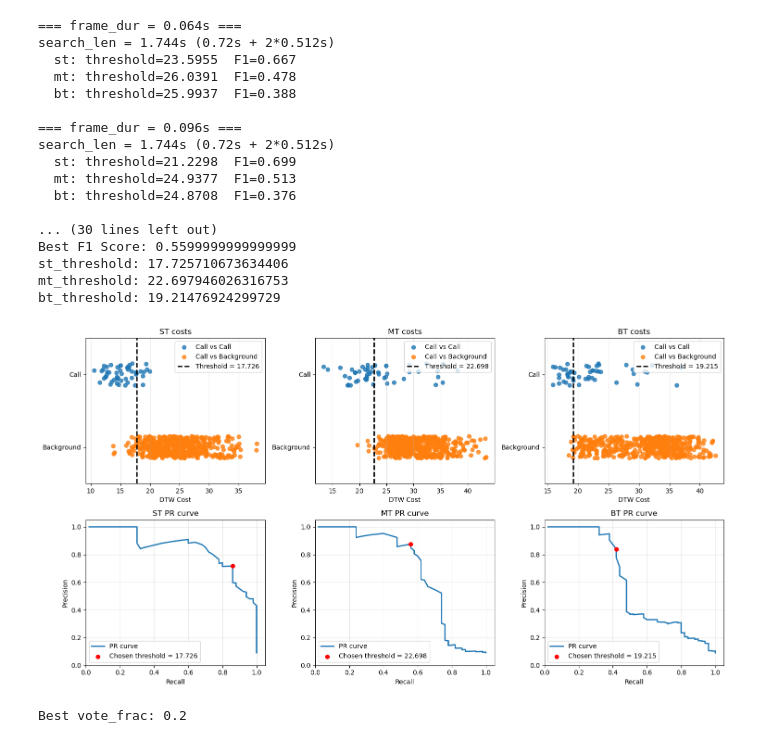
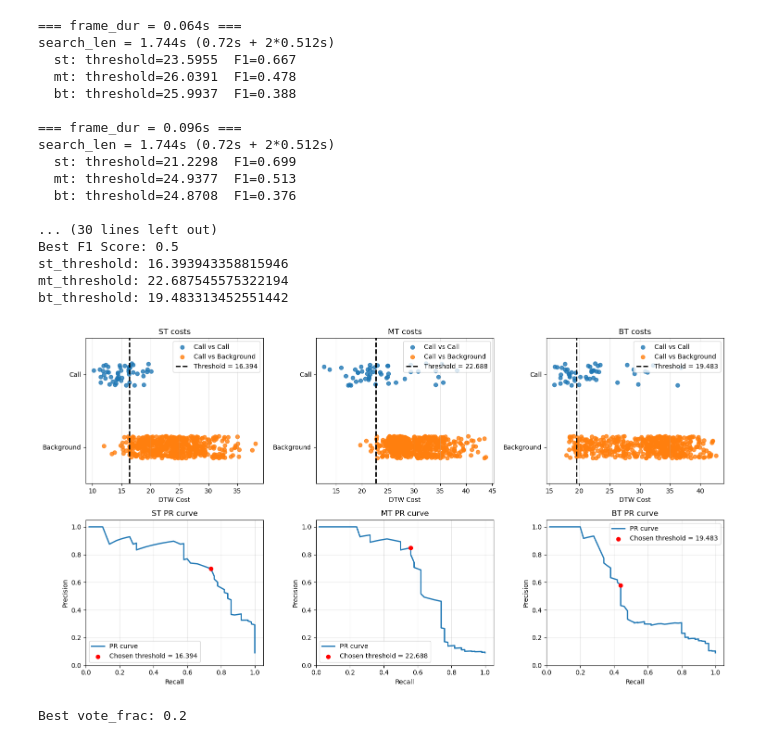
Before and after one commit to koekiekat/Skripsie, a Jupyter notebook: Final Software/mfcc_calib_5.ipynb, the cells around one changed output. Cells and saved outputs as stored; diff of their text form; code cells hidden in the pictures.

```diff
--- a/Final Software/mfcc_calib_5.ipynb
+++ b/Final Software/mfcc_calib_5.ipynb
@@ -87,9 +87,9 @@ for frame_length in feat_frame_lengths:
     hop_len_seconds = frame_hop_len(extractor, fs_new)
 
     #determine features
-    st_temp_feats = load_features_from_json(RESULTS_29 / st_temp_file, extractor, n_temps)
-    mt_temp_feats = load_features_from_json(RESULTS_29 / mt_temp_file, extractor, n_temps)
-    bt_temp_feats = load_features_from_json(RESULTS_29 / bt_temp_file, extractor, n_temps)
+    st_temp_feats = load_features_from_json(RESULTS_29 / st_temp_file, extractor, n_temps, fs_new = fs_new)
+    mt_temp_feats = load_features_from_json(RESULTS_29 / mt_temp_file, extractor, n_temps, fs_new = fs_new)
+    bt_temp_feats = load_features_from_json(RESULTS_29 / bt_temp_file, extractor, n_temps, fs_new = fs_new)
 
     #find max template length so all calib feats can be extracted to be same len + slack
     #we want to keep slack small to not let other noise in(checked spectrograms to see if I was happy since there aren't many temps)
@@ -129,38 +129,38 @@ best_score = frame_len_results[best_frame_len]
 best_thresholds = {t: results[best_frame_len][t]["threshold"] for t in call_types}
 
 print(f"Chosen Frame Length: {best_frame_len}")
 print(f"Best F1 Score: {best_score}")
 for t in call_types:
     print(f"{t}_threshold: {best_thresholds[t]}")
 
 fig, axes = plt.subplots(2, 3, figsize=(15, 8))
 for col, t in enumerate(call_types):
     r = results[best_frame_len][t]
     plot_dtw_scatter(r["call_costs"], r["bg_costs"], threshold=r["threshold"], ax=axes[0, col])
     plot_pr_curve_from_costs(r["call_costs"], r["bg_costs"], best_threshold=r["threshold"], ax=axes[1, col])
     axes[0, col].set_title(f"{t.upper()} costs")
     axes[1, col].set_title(f"{t.upper()} PR curve")
 plt.tight_layout()
 plt.show()
 # %% [output]
 === frame_dur = 0.064s ===
 search_len = 1.744s (0.72s + 2*0.512s)
   st: threshold=23.5955  F1=0.667
   mt: threshold=26.0391  F1=0.478
   bt: threshold=25.9937  F1=0.388
 
 === frame_dur = 0.096s ===
 search_len = 1.744s (0.72s + 2*0.512s)
   st: threshold=21.2298  F1=0.699
   mt: threshold=24.9377  F1=0.513
   bt: threshold=24.8708  F1=0.376
 
 ... (30 lines left out)
-Best F1 Score: 0.5599999999999999
-st_threshold: 17.725710673634406
-mt_threshold: 22.697946026316753
-bt_threshold: 19.21476924299729
+Best F1 Score: 0.5
+st_threshold: 16.393943358815946
+mt_threshold: 22.687545575322194
+bt_threshold: 19.483313452551442
-[figure, old version]
+[figure, new version]
 # %%
 if feat_method == "stft":
     extractor = make_stft_extractor(frame_dur = best_frame_len)
```
Also changed, not shown: parts of 2 cells of this notebook, 23 other files.
